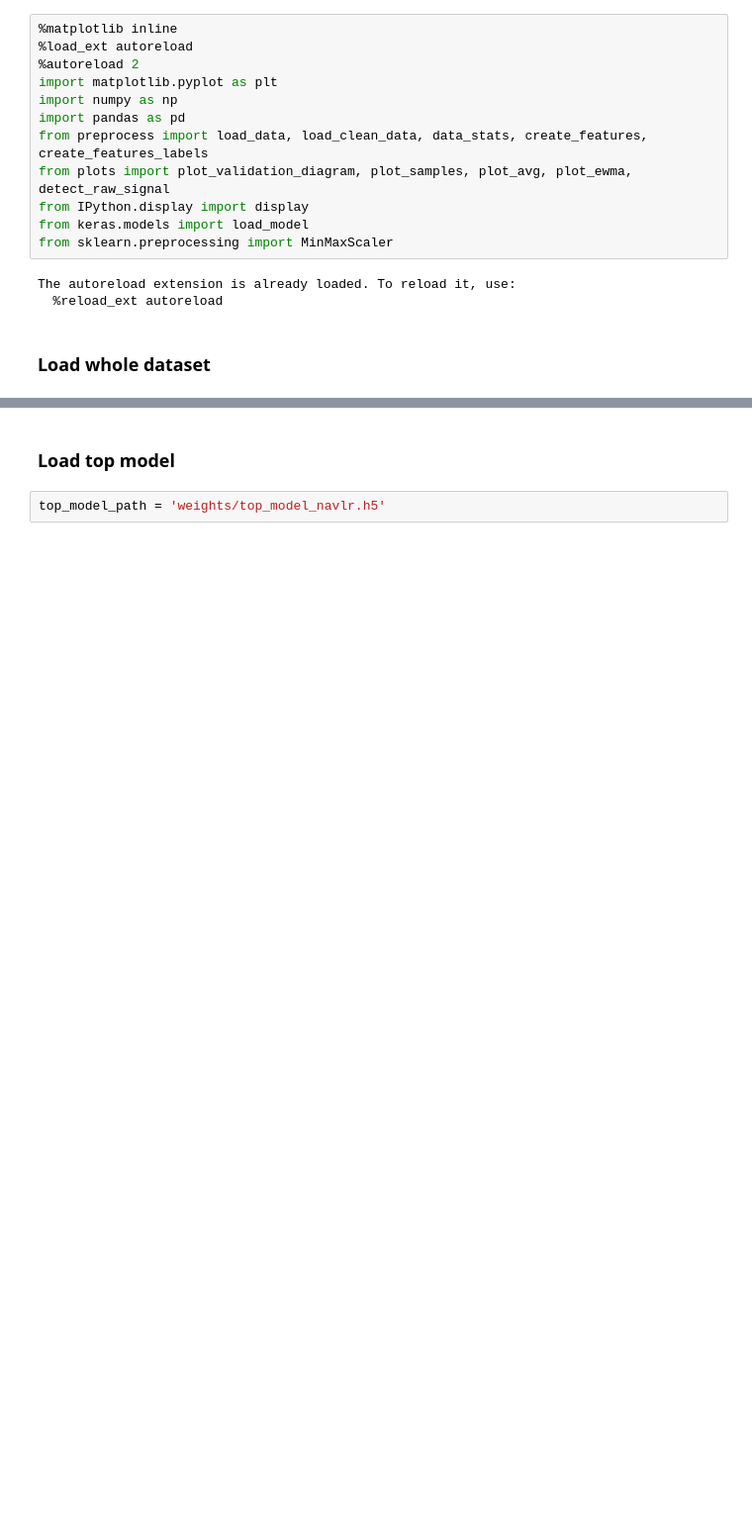
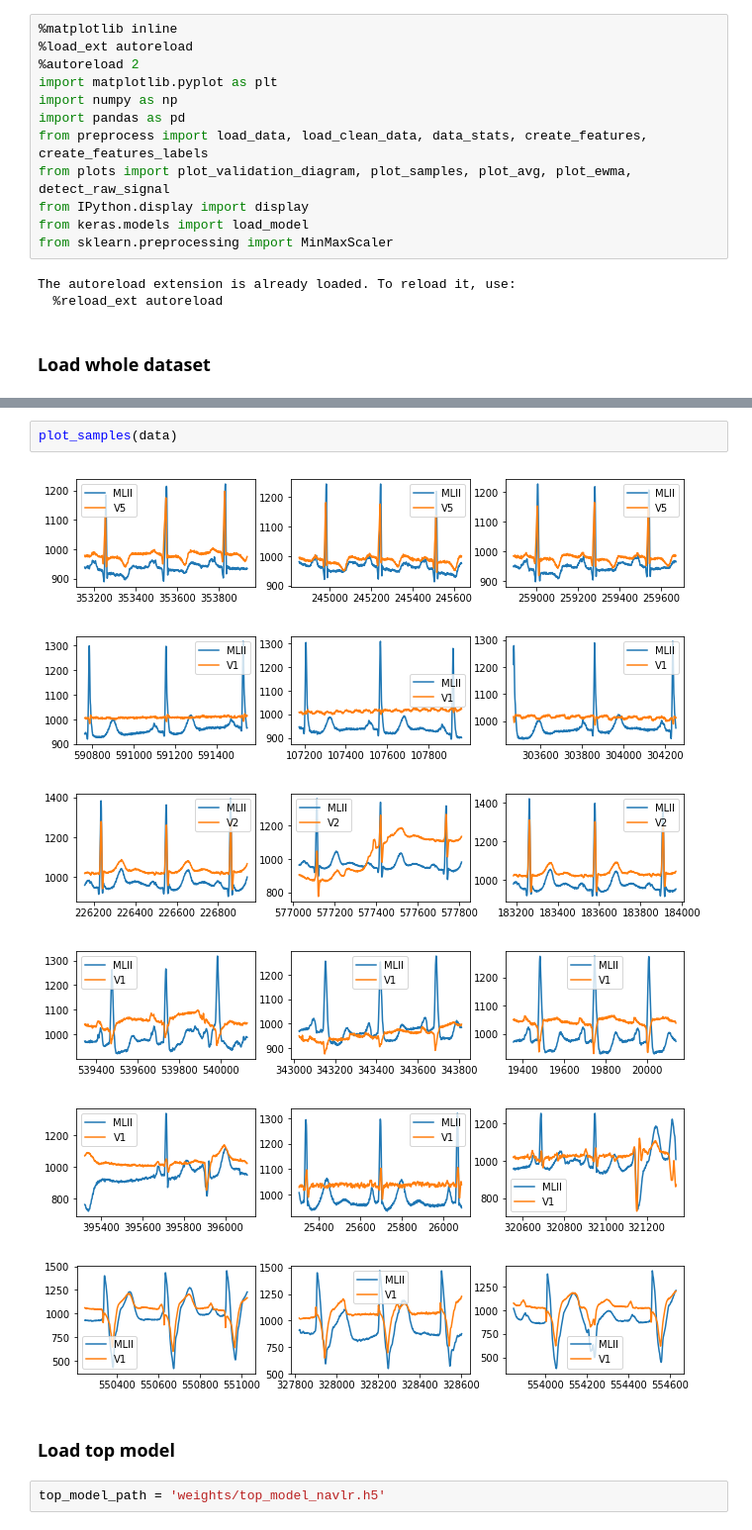
Before and after one commit to piotrbazan/machine-learning, a Jupyter notebook: projects/ecg/raw_signals.ipynb, the cells around one changed output, grey strips where cells are left out. Shown at 99% size. Saved outputs shown, nothing was run; the diff lists cells and outputs as text; blank space fills up the shorter version.

```diff
--- a/projects/ecg/raw_signals.ipynb
+++ b/projects/ecg/raw_signals.ipynb
@@ -22,3 +23,12 @@ IOError: [Errno 2] No such file or directory: 'dataset/2.ann.gz'
+# %%
+plot_samples(data)
+# %% [output]
+[figure, added]
+[figure, added]
+[figure, added]
+[figure, added]
+[figure, added]
+[figure, added]
 # %% [markdown]
 ### Load top model
 # %%
```
Also changed, not shown: parts of 5 cells of this notebook.
